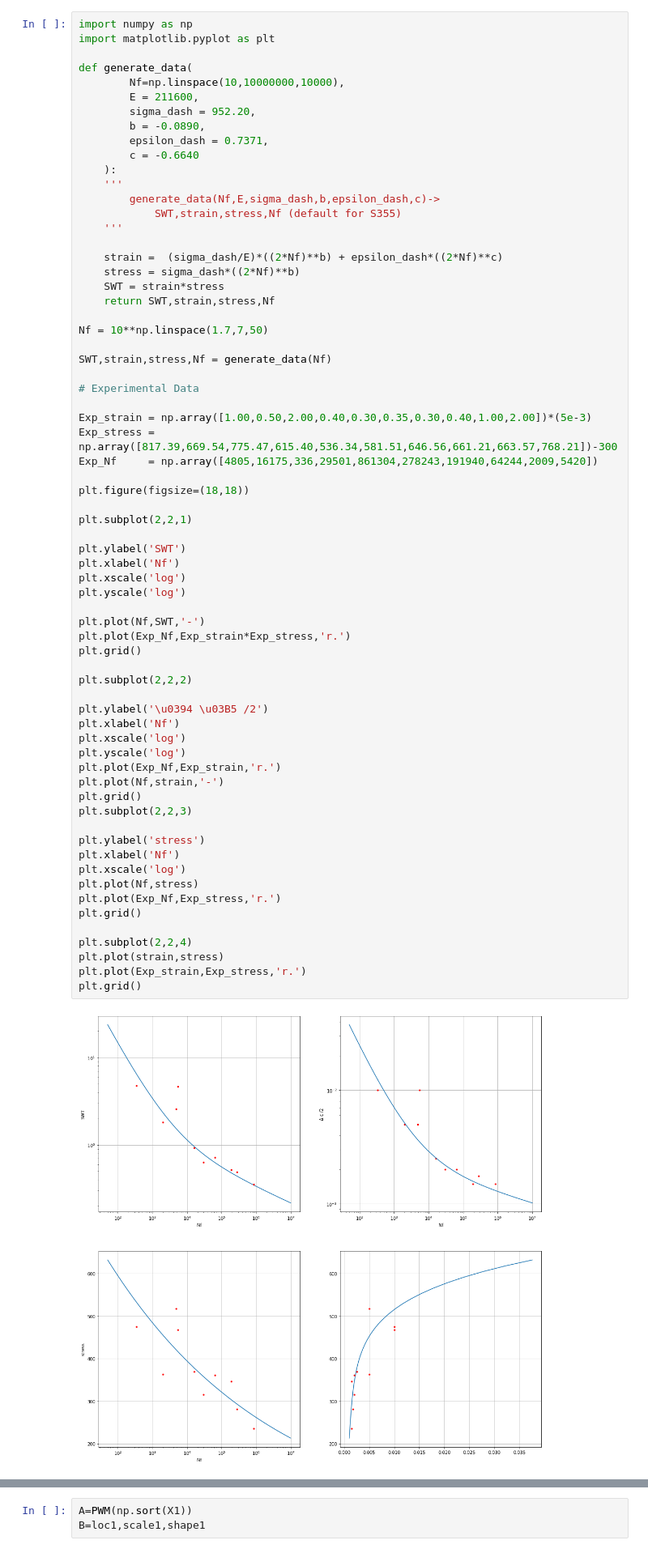
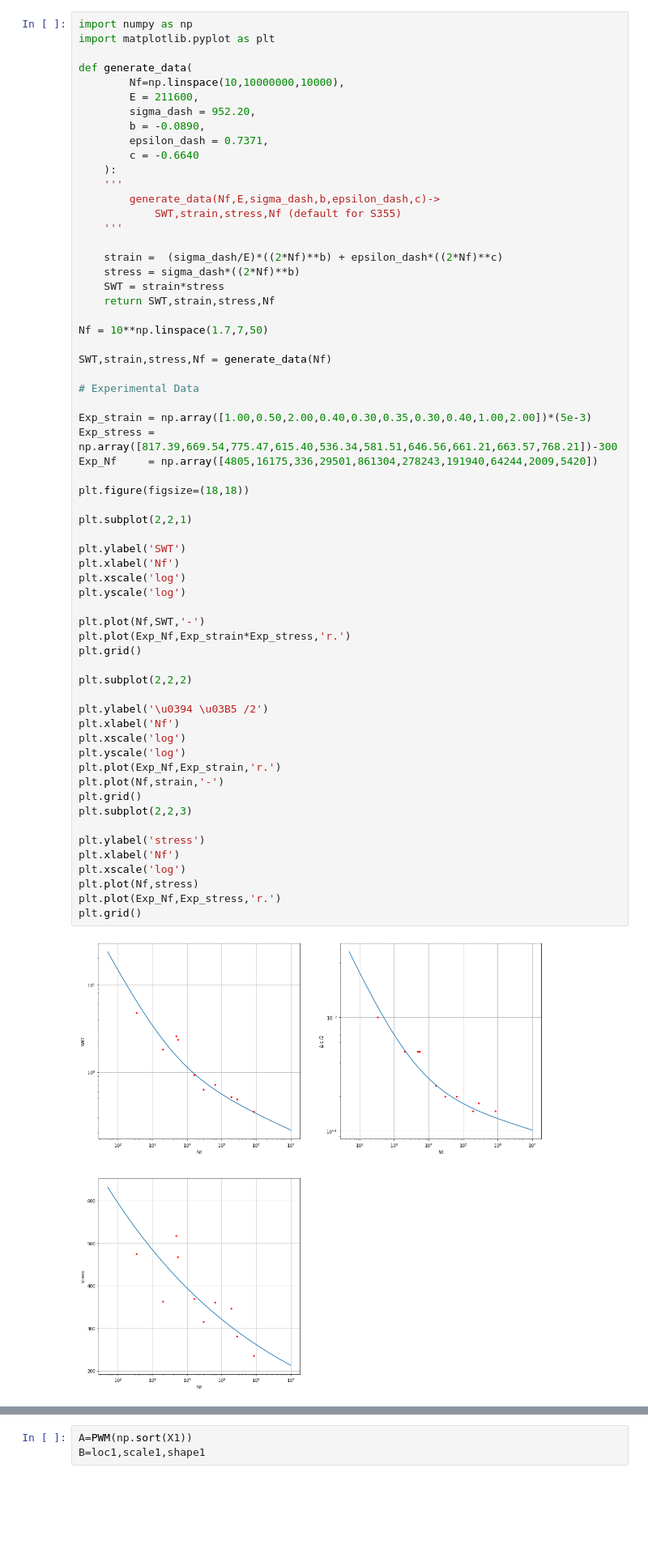
Before and after one commit to arpitvaghela/Fatigue-and-Fracture-Modeling-using-Probability, a Jupyter notebook: special_assignment_1.ipynb, the cells around one changed output, grey strips where cells are left out. Shown: that part at 81% size. Cells and saved outputs as stored; diff of their text form; blank space fills up the shorter version.

```diff
--- a/special_assignment_1.ipynb
+++ b/special_assignment_1.ipynb
@@ -61,39 +61,34 @@ plt.figure(figsize=(18,18))
 
 plt.subplot(2,2,1)
 
 plt.ylabel('SWT')
 plt.xlabel('Nf')
 plt.xscale('log')
 plt.yscale('log')
 
 plt.plot(Nf,SWT,'-')
 plt.plot(Exp_Nf,Exp_strain*Exp_stress,'r.')
 plt.grid()
 
 plt.subplot(2,2,2)
 
 plt.ylabel('\u0394 \u03B5 /2')
 plt.xlabel('Nf')
 plt.xscale('log')
 plt.yscale('log')
 plt.plot(Exp_Nf,Exp_strain,'r.')
 plt.plot(Nf,strain,'-')
 plt.grid()
 plt.subplot(2,2,3)
 
 plt.ylabel('stress')
 plt.xlabel('Nf')
 plt.xscale('log')
 plt.plot(Nf,stress)
 plt.plot(Exp_Nf,Exp_stress,'r.')
 plt.grid()
-
-plt.subplot(2,2,4)
-plt.plot(strain,stress)
-plt.plot(Exp_strain,Exp_stress,'r.')
-plt.grid()
 # %% [output]
-[figure, old version]
+[figure, new version]
 # %% [markdown]
 # The Model
 ---
```
Also changed, not shown: parts of 17 cells of this notebook, 6 other files.
